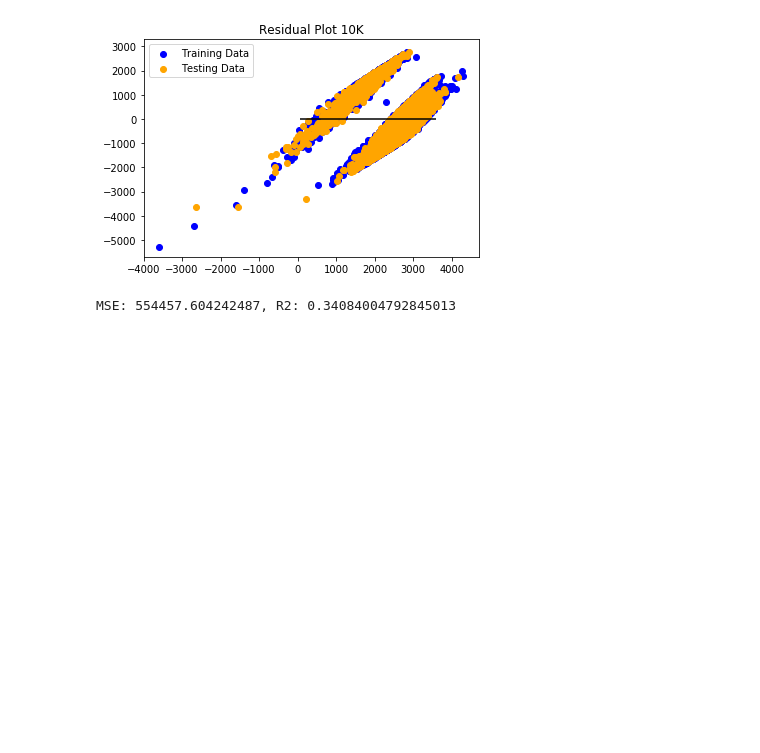
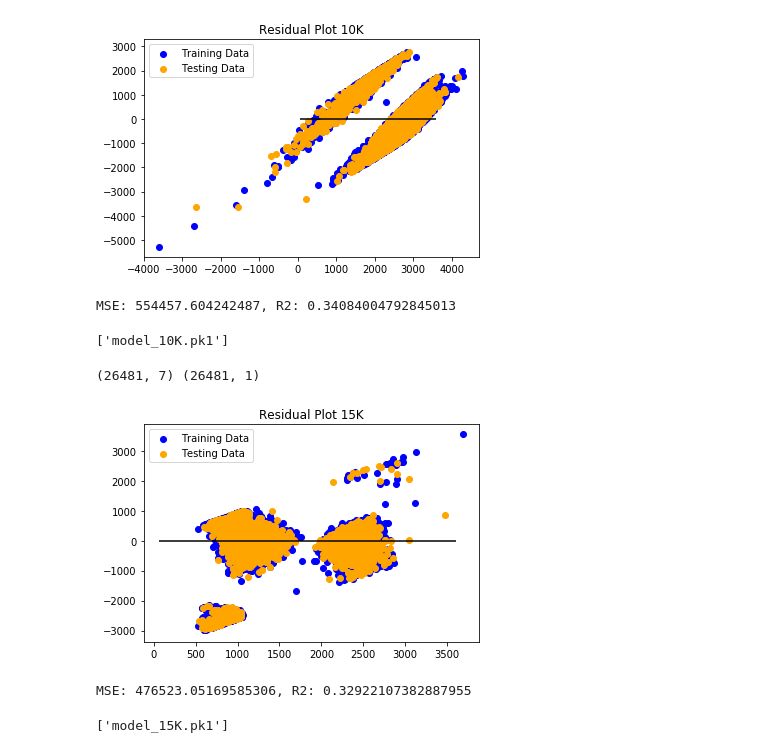
Before and after one commit to amcm29/MachineLearning_Marathon, a Jupyter notebook: boston_model.ipynb, the cells around one changed output. Saved outputs shown, nothing was run; the diff lists cells and outputs as text; code cells hidden in the pictures; blank space fills up the shorter version.

```diff
--- a/boston_model.ipynb
+++ b/boston_model.ipynb
@@ -333,3 +356,71 @@ print(f"MSE: {MSE}, R2: {r2}")
 # Model built without Bib numbers has a smaller R2 value
 # %% [output]
 MSE: 554457.604242487, R2: 0.34084004792845013
+# %%
+# Save the model as pickle file
+
+import pickle
+from sklearn.externals import joblib
+
+joblib.dump(model_10K, 'model_10K.pk1')
+# %% [output]
+['model_10K.pk1']
+# %%
+# Re-run the model with the Bib numbers as a feature and for the 5K and 10K split times to predict 15K time
+
+### set up data for modeling
+X_15K = boston2016_clean[['Bib', 'Age','Official Time Duration', 'F', 'M', '5K Duration', '10K Duration']]
+y_15K = boston2016_clean['15K Duration'].values.reshape(-1, 1)
+print(X_15K.shape, y_15K.shape)
+
+# split the data into test and train subsets
+
+from sklearn.model_selection import train_test_split
+
+X_train_15K, X_test_15K, y_train_15K, y_test_15K = train_test_split(X_15K, y_15K, random_state=29)
+# X_train_15K.head()
+
+# Create a linear regression model and fit it to the training data
+
+from sklearn.linear_model import LinearRegression
+model_15K = LinearRegression()
+model_15K.fit(X_train_15K, y_train_15K)
+
+# Make predictions
+
+predictions_15K = model_15K.predict(X_test_15K)
+
+# Plot the residuals
+
+plt.scatter(model_15K.predict(X_train_15K), model_15K.predict(X_train_15K) - y_train_15K, c="blue", label="Training Data")
+plt.scatter(model_15K.predict(X_test_15K), model_15K.predict(X_test_15K) - y_test_15K, c="orange", label="Testing Data")
+plt.legend()
+plt.hlines(y=0, xmin=y_test_15K.min(), xmax=y_test_15K.max())
+plt.title("Residual Plot 15K")
+plt.show()
+# %% [output]
+(26481, 7) (26481, 1)
+[figure, added]
+# %%
+# Used X_test, y_test, and model.predict(X_test) to calculate MSE and R2
+
+from sklearn.metrics import mean_squared_error
+
+MSE = mean_squared_error(y_test_15K, predictions_15K)
+r2 = model_15K.score(X_test_15K, y_test_15K)
+
+
+print(f"MSE: {MSE}, R2: {r2}")
+
+# Model built without Bib numbers has a smaller R2 value
+# %% [output]
+MSE: 476523.05169585306, R2: 0.32922107382887955
+# %%
+# Save the model as pickle file
+
+import pickle
+from sklearn.externals import joblib
+
+joblib.dump(model_15K, 'model_15K.pk1')
+# %% [output]
+['model_15K.pk1']
```
Also changed, not shown: parts of 23 cells of this notebook.
